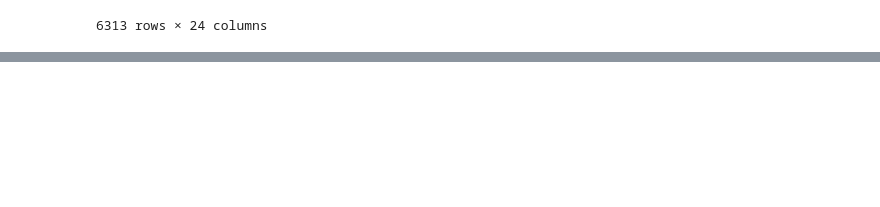
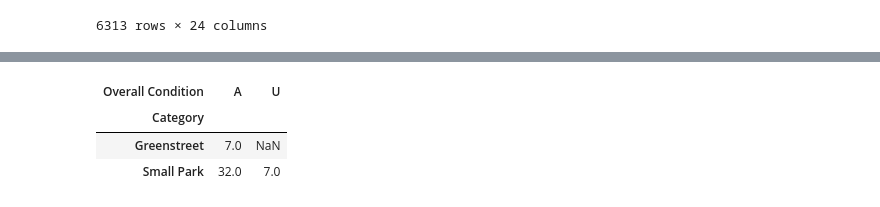
Before and after one commit to sajinashresthacoding/parks-grades, a Jupyter notebook: Worked-with-Maddy-Parks-grades-analysis.ipynb, the cells around one changed output, grey strips where cells are left out. Cells and saved outputs as stored; diff of their text form; code cells hidden in the pictures; blank space fills up the shorter version.

Commit message:
learned about filters, [], str with Maddy

```diff
--- a/Worked-with-Maddy-Parks-grades-analysis.ipynb
+++ b/Worked-with-Maddy-Parks-grades-analysis.ipynb
@@ -130,0 +171,4 @@ df_mp
+# %%
+## [] is for one column and [[]] is more than 1 column
+zp_filter = df_q22_zp["ZipCode"].isin(q_zipcodes)
+zp_filter
@@ -130,0 +188,3 @@ df_mp
+# %%
+df_ta = df_q22_zp[zp_filter]
+df_ta
@@ -130,0 +210,6 @@ df_mp
+# %%
+##shows us most recent inspection
+df_mri = df_ta.sort_values(by = 'Date') \
+.drop_duplicates(subset = 'Prop ID',keep = 'last')
+
+df_mri
@@ -130,0 +235,7 @@ df_mp
+# %%
+df_mri[['Category','Overall Condition']].value_counts().unstack()
+# %% [output]
+| Overall Condition | A | U |
+| Category |  |  |
+| Greenstreet | 7.0 | NaN |
+| Small Park | 32.0 | 7.0 |
```
Also changed, not shown: parts of 6 cells of this notebook.
